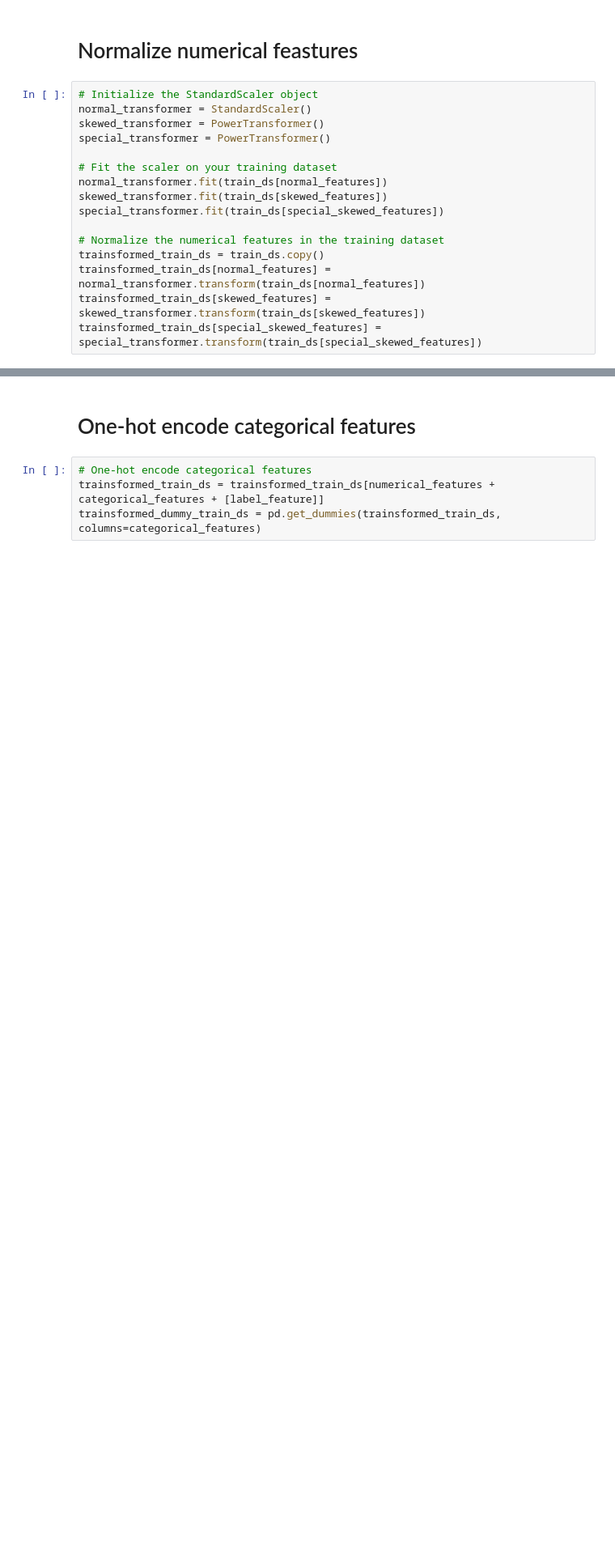
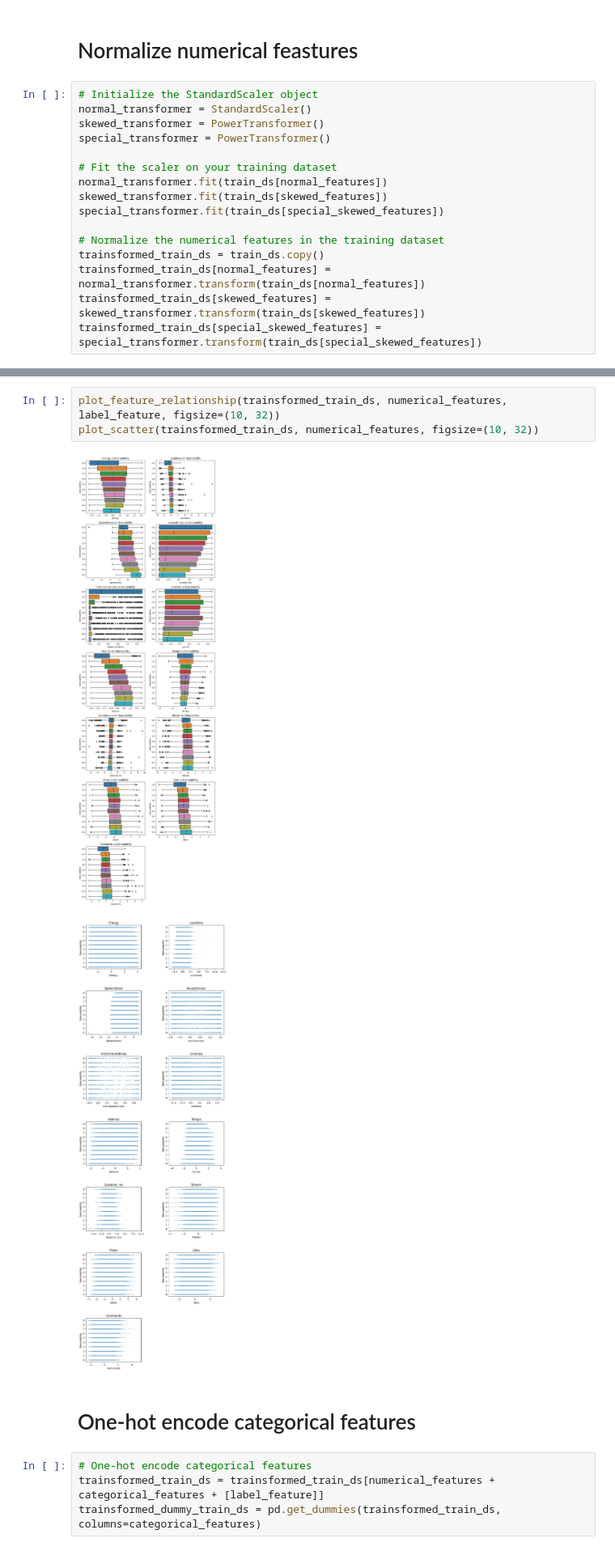
Before and after one commit to easonyu0203/ml-final-letdance, a Jupyter notebook: research.ipynb, the cells around one changed output, grey strips where cells are left out. Shown at 81% size. Saved outputs shown, nothing was run; the diff lists cells and outputs as text; blank space fills up the shorter version.

```diff
--- a/research.ipynb
+++ b/research.ipynb
@@ -124,3 +239,9 @@ plot_distribution(trainsformed_train_ds, numerical_features)
+# %%
+plot_feature_relationship(trainsformed_train_ds, numerical_features, label_feature, figsize=(10, 32))
+plot_scatter(trainsformed_train_ds, numerical_features, figsize=(10, 32))
+# %% [output]
+[figure, added]
+[figure, added]
 # %% [markdown]
 # One-hot encode categorical features
 # %%
```
Also changed, not shown: parts of 8 cells of this notebook, 1 other file.
